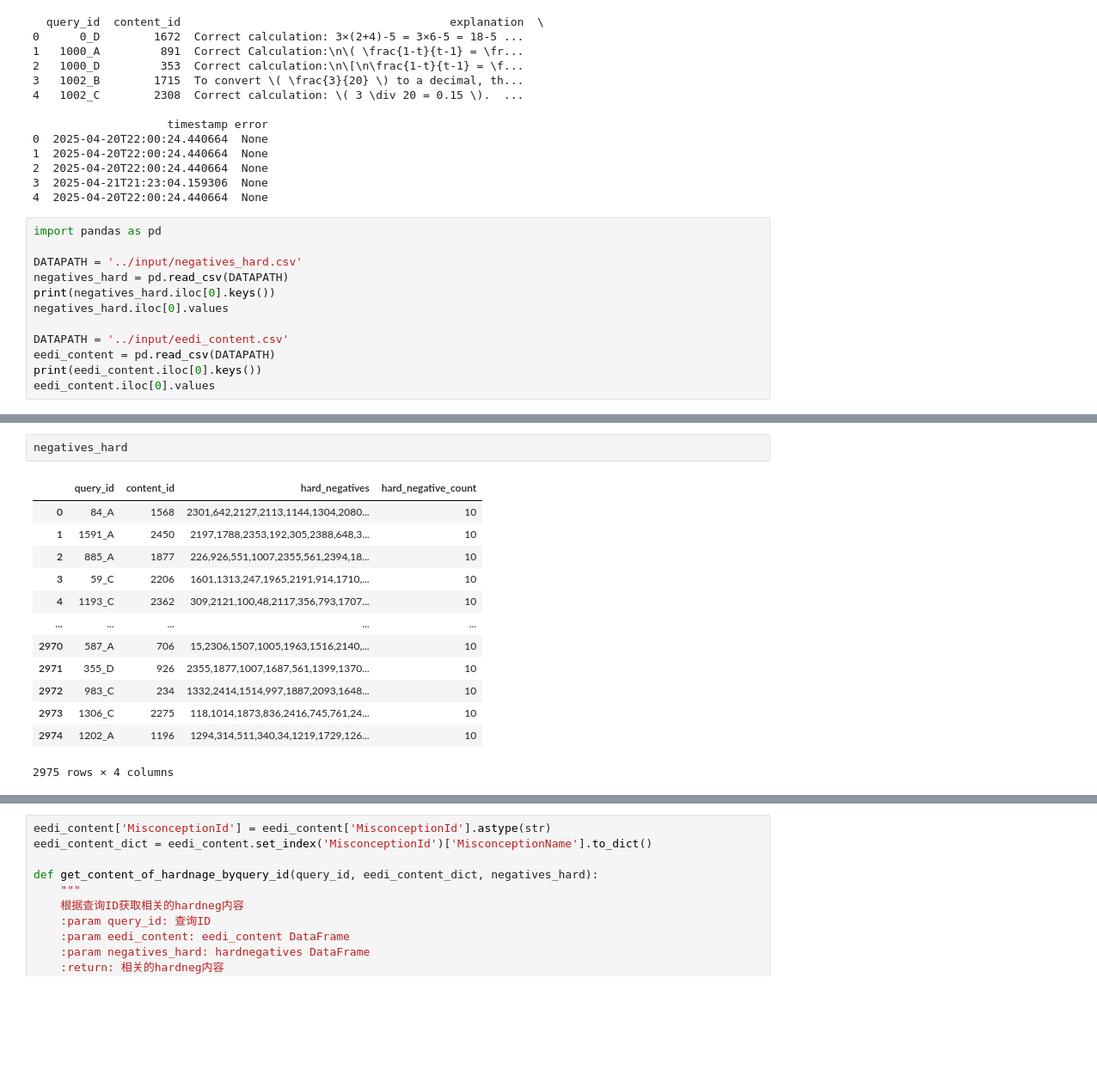
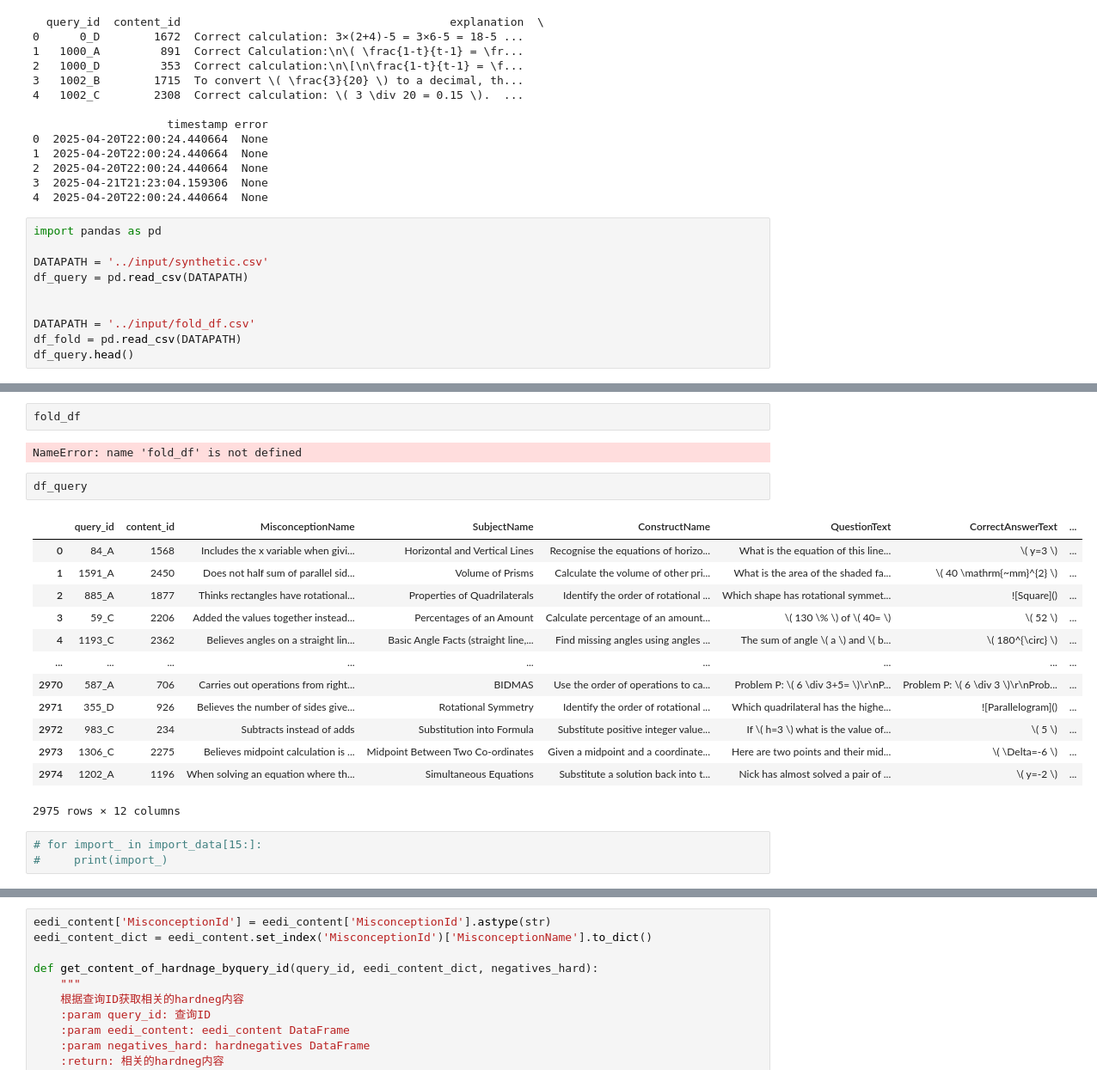
Before and after one commit to Jeremyywb/RetrieverNLP, a Jupyter notebook: PTMTuning/code/ptm_selectbackbone.ipynb, the cells around one changed output, grey strips where cells are left out. Shown at 86% size. Drawn from its saved outputs; the diff is of its cells as text; blank space fills up the shorter version.

```diff
--- a/PTMTuning/code/ptm_selectbackbone.ipynb
+++ b/PTMTuning/code/ptm_selectbackbone.ipynb
@@ -441,13 +441,11 @@ index=False)
 # %%
 import pandas as pd
 
-DATAPATH = '../input/negatives_hard.csv'
-negatives_hard = pd.read_csv(DATAPATH)
-print(negatives_hard.iloc[0].keys())
-negatives_hard.iloc[0].values
+DATAPATH = '../input/synthetic.csv'
+df_query = pd.read_csv(DATAPATH)
 
-DATAPATH = '../input/eedi_content.csv'
-eedi_content = pd.read_csv(DATAPATH)
-print(eedi_content.iloc[0].keys())
-eedi_content.iloc[0].values
+
+DATAPATH = '../input/fold_df.csv'
+df_fold = pd.read_csv(DATAPATH)
+df_query.head()
 # %% [output]
@@ -458,17 +525,24 @@ array([0, 'Does not know that angles in a triangle sum to 180 degrees'],
+# %%
+fold_df
+# %% [output]
+NameError: name 'fold_df' is not defined
 # %%
-negatives_hard
+df_query
 # %% [output]
-|  | query_id | content_id | hard_negatives | hard_negative_count |
-| 0 | 84_A | 1568 | 2301,642,2127,2113,1144,1304,2080... | 10 |
-| 1 | 1591_A | 2450 | 2197,1788,2353,192,305,2388,648,3... | 10 |
-| 2 | 885_A | 1877 | 226,926,551,1007,2355,561,2394,18... | 10 |
-| 3 | 59_C | 2206 | 1601,1313,247,1965,2191,914,1710,... | 10 |
-| 4 | 1193_C | 2362 | 309,2121,100,48,2117,356,793,1707... | 10 |
-| ... | ... | ... | ... | ... |
-| 2970 | 587_A | 706 | 15,2306,1507,1005,1963,1516,2140,... | 10 |
-| 2971 | 355_D | 926 | 2355,1877,1007,1687,561,1399,1370... | 10 |
-| 2972 | 983_C | 234 | 1332,2414,1514,997,1887,2093,1648... | 10 |
-| 2973 | 1306_C | 2275 | 118,1014,1873,836,2416,745,761,24... | 10 |
-| 2974 | 1202_A | 1196 | 1294,314,511,340,34,1219,1729,126... | 10 |
+|  | query_id | content_id | MisconceptionName | SubjectName | ConstructName | QuestionText | CorrectAnswerText | ... |
+| 0 | 84_A | 1568 | Includes the x variable when givi... | Horizontal and Vertical Lines | Recognise the equations of horizo... | What is the equation of this line... | \( y=3 \) | ... |
+| 1 | 1591_A | 2450 | Does not half sum of parallel sid... | Volume of Prisms | Calculate the volume of other pri... | What is the area of the shaded fa... | \( 40 \mathrm{~mm}^{2} \) | ... |
+| 2 | 885_A | 1877 | Thinks rectangles have rotational... | Properties of Quadrilaterals | Identify the order of rotational ... | Which shape has rotational symmet... | ![Square]() | ... |
+| 3 | 59_C | 2206 | Added the values together instead... | Percentages of an Amount | Calculate percentage of an amount... | \( 130 \% \) of \( 40= \) | \( 52 \) | ... |
+| 4 | 1193_C | 2362 | Believes angles on a straight lin... | Basic Angle Facts (straight line,... | Find missing angles using angles ... | The sum of angle \( a \) and \( b... | \( 180^{\circ} \) | ... |
+| ... | ... | ... | ... | ... | ... | ... | ... | ... |
+| 2970 | 587_A | 706 | Carries out operations from right... | BIDMAS | Use the order of operations to ca... | Problem P: \( 6 \div 3+5= \)\r\nP... | Problem P: \( 6 \div 3 \)\r\nProb... | ... |
+| 2971 | 355_D | 926 | Believes the number of sides give... | Rotational Symmetry | Identify the order of rotational ... | Which quadrilateral has the highe... | ![Parallelogram]() | ... |
+| 2972 | 983_C | 234 | Subtracts instead of adds | Substitution into Formula | Substitute positive integer value... | If \( h=3 \) what is the value of... | \( 5 \) | ... |
+| 2973 | 1306_C | 2275 | Believes midpoint calculation is ... | Midpoint Between Two Co-ordinates | Given a midpoint and a coordinate... | Here are two points and their mid... | \( \Delta=-6 \) | ... |
+| 2974 | 1202_A | 1196 | When solving an equation where th... | Simultaneous Equations | Substitute a solution back into t... | Nick has almost solved a pair of ... | \( y=-2 \) | ... |
-2975 rows × 4 columns
+2975 rows × 12 columns
+# %%
+# for import_ in import_data[15:]:
+#     print(import_)
 # %%
```
Also changed, not shown: parts of 4 cells of this notebook, 20 other files.
